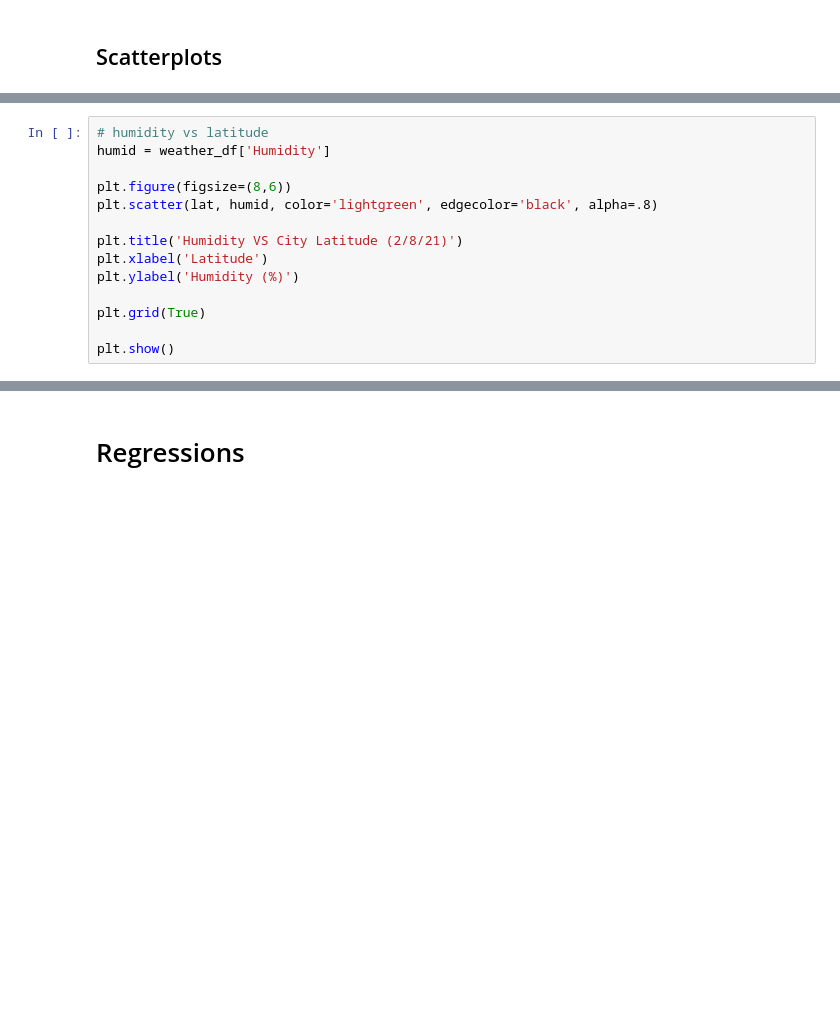
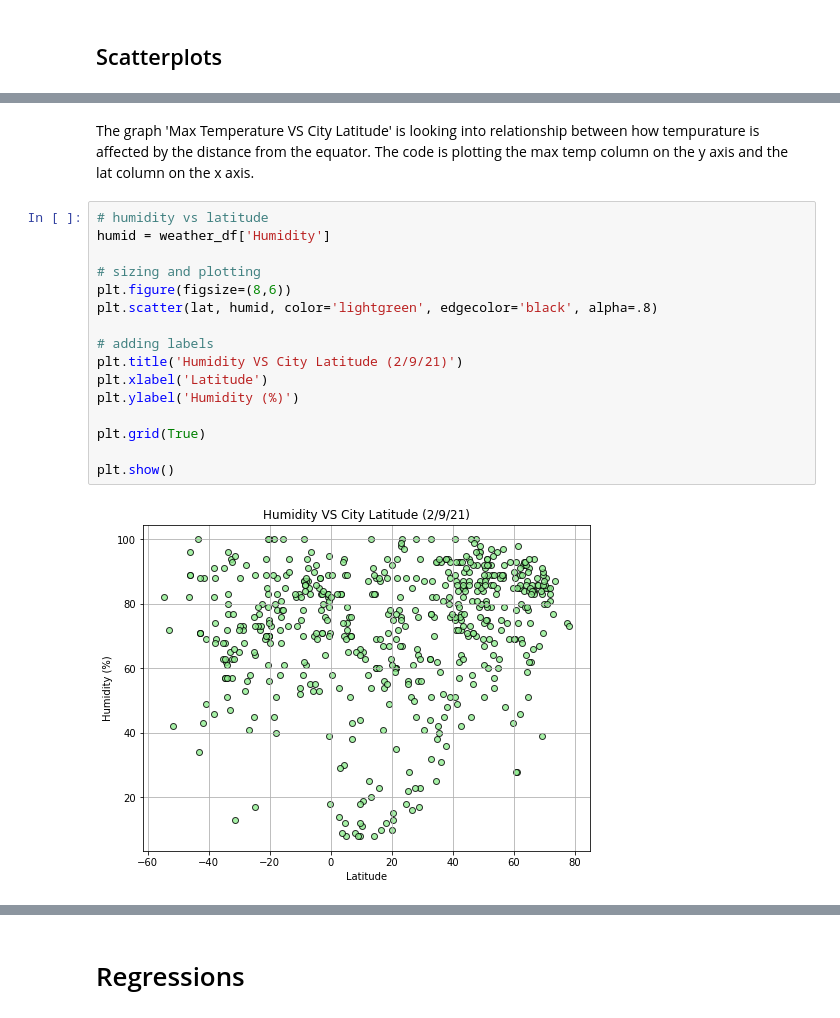
Before and after one commit to radioactivearm/python-api-challenge, a Jupyter notebook: WeatherPy/WeatherPy.ipynb, the cells around one changed output, grey strips where cells are left out. Drawn from its saved outputs; the diff is of its cells as text; blank space fills up the shorter version.

```diff
--- a/WeatherPy/WeatherPy.ipynb
+++ b/WeatherPy/WeatherPy.ipynb
@@ -147,14 +217,20 @@ plt.show()
+# %% [markdown]
+The graph 'Max Temperature VS City Latitude' is looking into relationship between how tempurature is affected by the distance from the equator. The code is plotting the max temp column on the y axis and the lat column on the x axis.
 # %%
 # humidity vs latitude
 humid = weather_df['Humidity']
 
+# sizing and plotting
 plt.figure(figsize=(8,6))
 plt.scatter(lat, humid, color='lightgreen', edgecolor='black', alpha=.8)
 
-plt.title('Humidity VS City Latitude (2/8/21)')
+# adding labels
+plt.title('Humidity VS City Latitude (2/9/21)')
 plt.xlabel('Latitude')
 plt.ylabel('Humidity (%)')
 
 plt.grid(True)
 
 plt.show()
+# %% [output]
+[figure, added]
```
Also changed, not shown: parts of 26 cells of this notebook, 1 other file.
